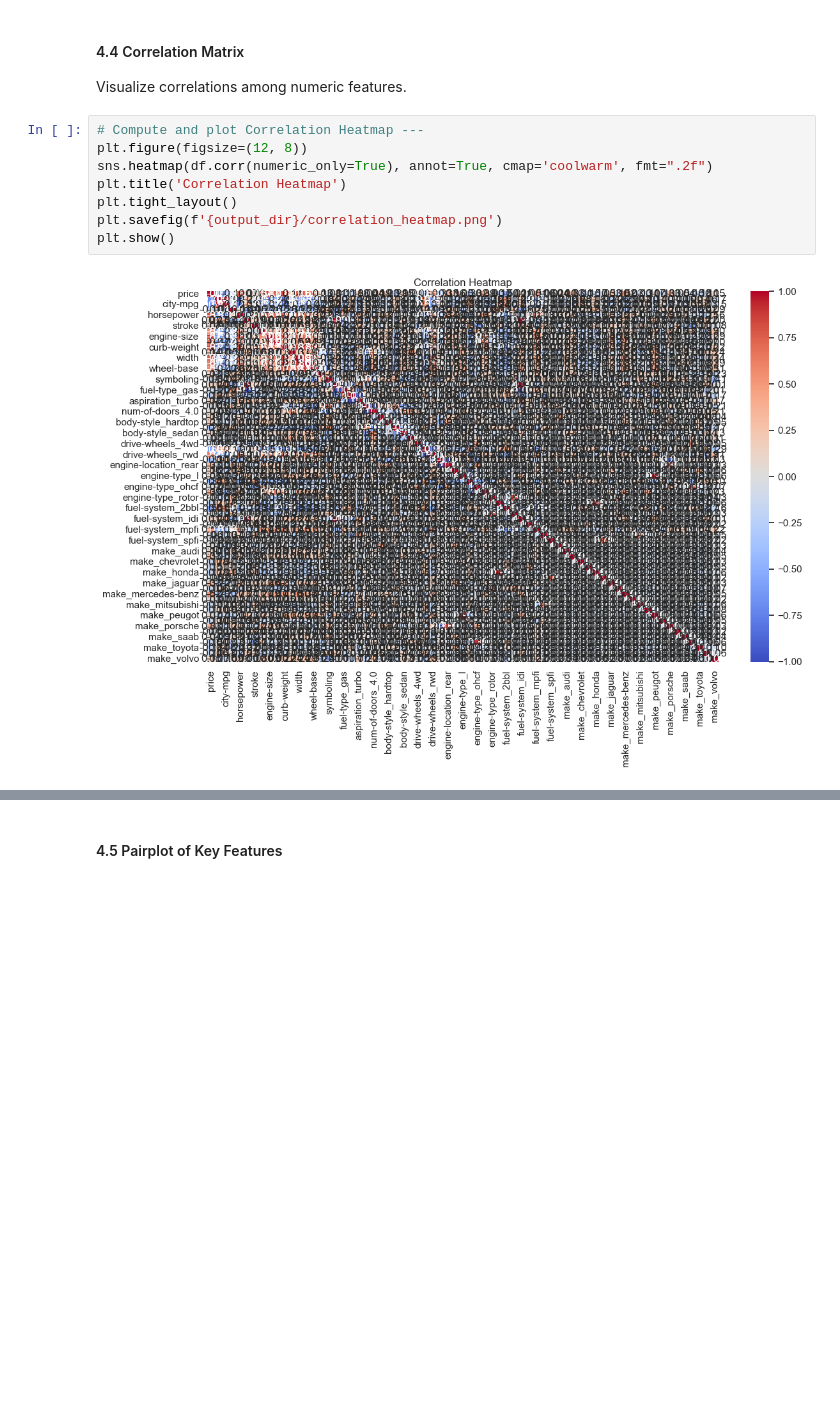
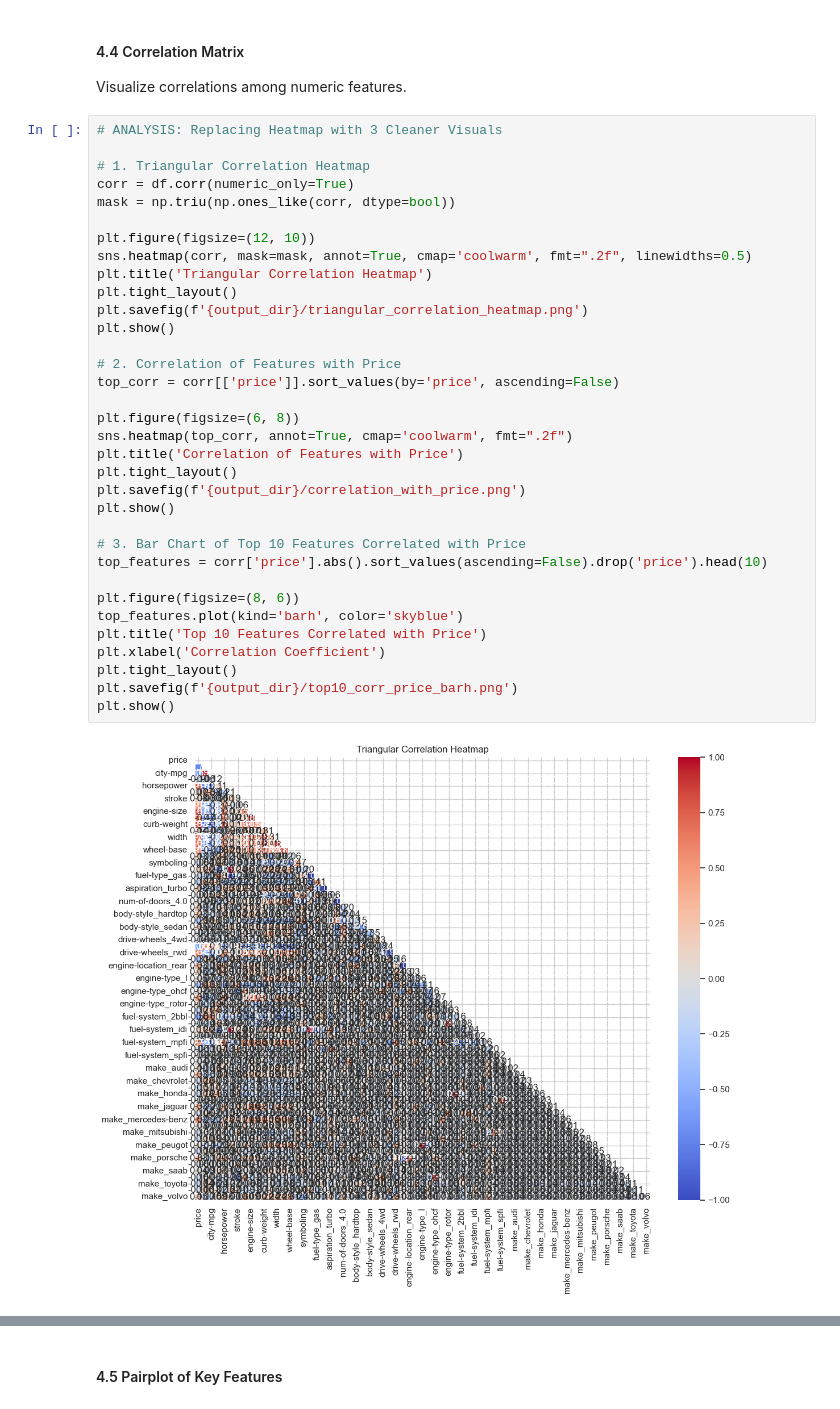
Before and after one commit to hnadigwe/Regonet-Insurance-EDA, a Jupyter notebook: Regonet_challenge_1proj_insurance.ipynb, the cells around one changed output, grey strips where cells are left out. Drawn from its saved outputs; the diff is of its cells as text; blank space fills up the shorter version.

Commit message:
Update: latest notebook, EDA plots, and README

```diff
--- a/Regonet_challenge_1proj_insurance.ipynb
+++ b/Regonet_challenge_1proj_insurance.ipynb
@@ -314,12 +314,38 @@ plt.show()
 #### 4.4 Correlation Matrix
 Visualize correlations among numeric features.
 # %%
-# Compute and plot Correlation Heatmap ---
-plt.figure(figsize=(12, 8))
-sns.heatmap(df.corr(numeric_only=True), annot=True, cmap='coolwarm', fmt=".2f")
-plt.title('Correlation Heatmap')
+# ANALYSIS: Replacing Heatmap with 3 Cleaner Visuals
+
+# 1. Triangular Correlation Heatmap
+corr = df.corr(numeric_only=True)
+mask = np.triu(np.ones_like(corr, dtype=bool))
+
+plt.figure(figsize=(12, 10))
+sns.heatmap(corr, mask=mask, annot=True, cmap='coolwarm', fmt=".2f", linewidths=0.5)
+plt.title('Triangular Correlation Heatmap')
 plt.tight_layout()
-plt.savefig(f'{output_dir}/correlation_heatmap.png')
+plt.savefig(f'{output_dir}/triangular_correlation_heatmap.png')
 plt.show()
+
+# 2. Correlation of Features with Price
+top_corr = corr[['price']].sort_values(by='price', ascending=False)
+
+plt.figure(figsize=(6, 8))
+sns.heatmap(top_corr, annot=True, cmap='coolwarm', fmt=".2f")
+plt.title('Correlation of Features with Price')
+plt.tight_layout()
+plt.savefig(f'{output_dir}/correlation_with_price.png')
+plt.show()
+
+# 3. Bar Chart of Top 10 Features Correlated with Price
+top_features = corr['price'].abs().sort_values(ascending=False).drop('price').head(10)
+
+plt.figure(figsize=(8, 6))
+top_features.plot(kind='barh', color='skyblue')
+plt.title('Top 10 Features Correlated with Price')
+plt.xlabel('Correlation Coefficient')
+plt.tight_layout()
+plt.savefig(f'{output_dir}/top10_corr_price_barh.png')
+plt.show()
 # %% [output]
-[figure, old version]
+[figure, new version]
```
Also changed, not shown: parts of 5 cells of this notebook, 7 other files.
